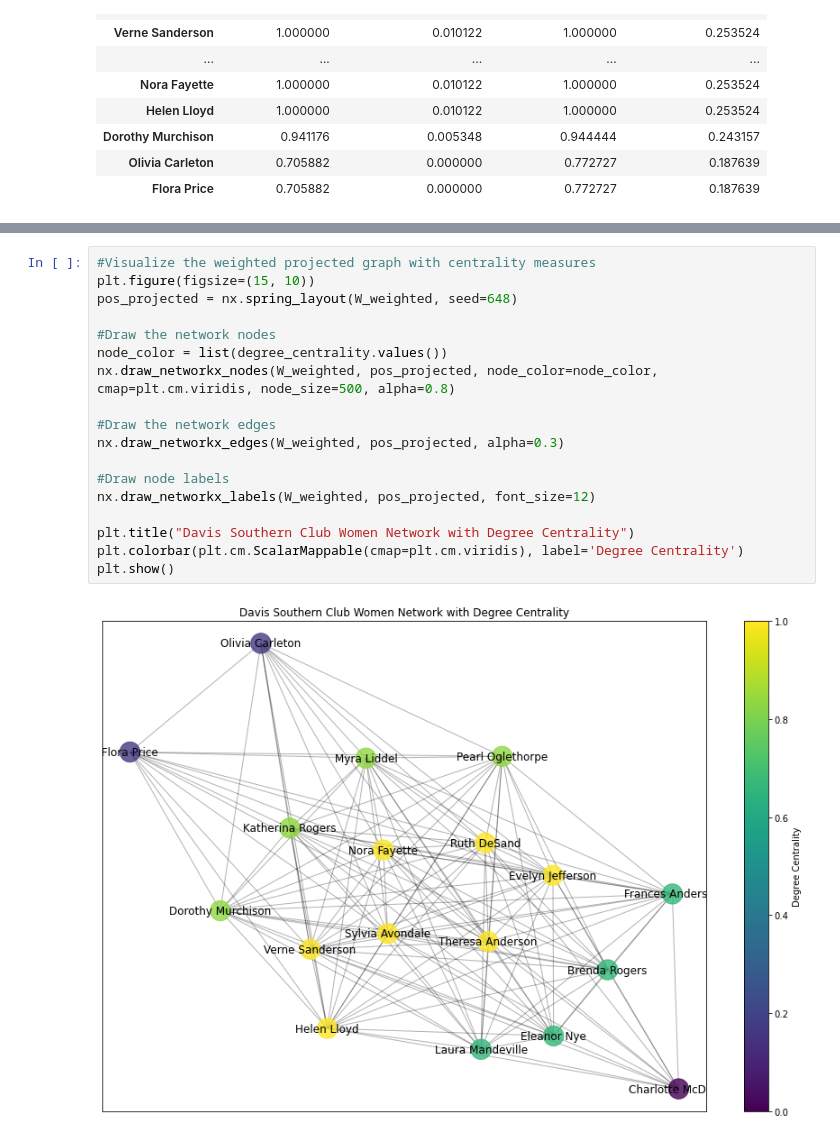
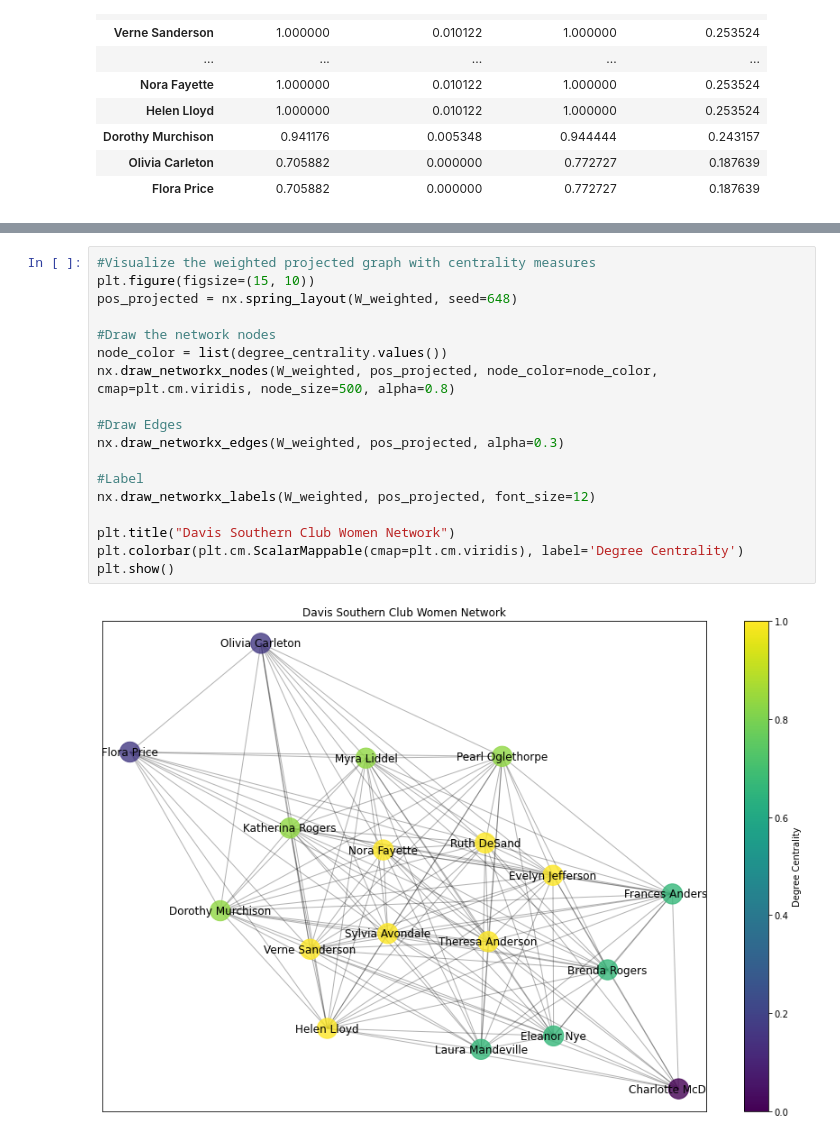
Before and after one commit to Amantux/Data-620, a Jupyter notebook: Week Three - Part 2 - Assignment Data Sets - Musty Data Sets/plot_davis_club.ipynb, the cells around one changed output, grey strips where cells are left out. Drawn from its saved outputs; the diff is of its cells as text.

```diff
--- a/Week Three - Part 2 - Assignment Data Sets - Musty Data Sets/plot_davis_club.ipynb
+++ b/Week Three - Part 2 - Assignment Data Sets - Musty Data Sets/plot_davis_club.ipynb
@@ -111,20 +111,20 @@ plt.show()
 # %%
 #Visualize the weighted projected graph with centrality measures
 plt.figure(figsize=(15, 10))
 pos_projected = nx.spring_layout(W_weighted, seed=648)
 
 #Draw the network nodes
 node_color = list(degree_centrality.values())
 nx.draw_networkx_nodes(W_weighted, pos_projected, node_color=node_color, cmap=plt.cm.viridis, node_size=500, alpha=0.8)
 
-#Draw the network edges
+#Draw Edges
 nx.draw_networkx_edges(W_weighted, pos_projected, alpha=0.3)
 
-#Draw node labels
+#Label
 nx.draw_networkx_labels(W_weighted, pos_projected, font_size=12)
 
-plt.title("Davis Southern Club Women Network with Degree Centrality")
+plt.title("Davis Southern Club Women Network")
 plt.colorbar(plt.cm.ScalarMappable(cmap=plt.cm.viridis), label='Degree Centrality')
 plt.show()
 # %% [output]
-[figure, old version]
+[figure, new version]
```
Also changed, not shown: parts of 6 cells of this notebook, 1 other file.
